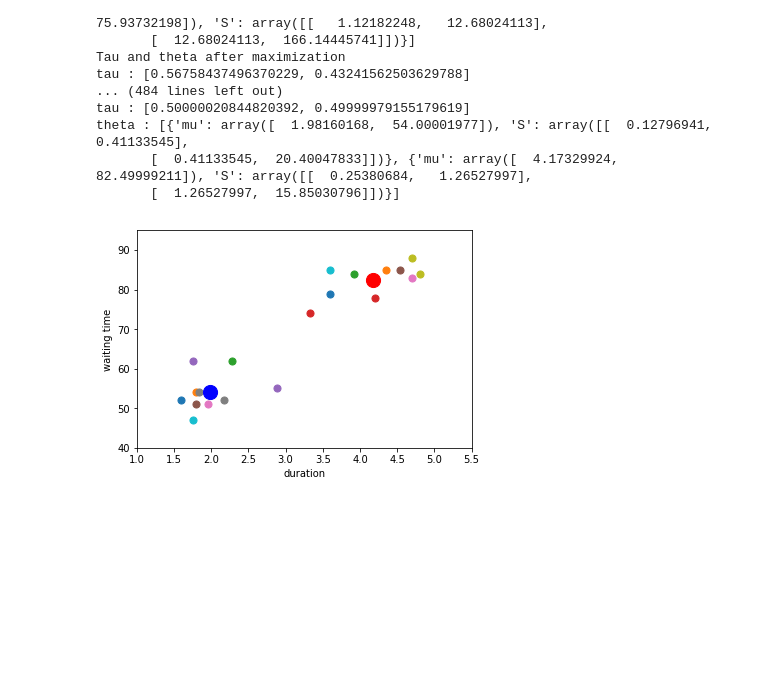
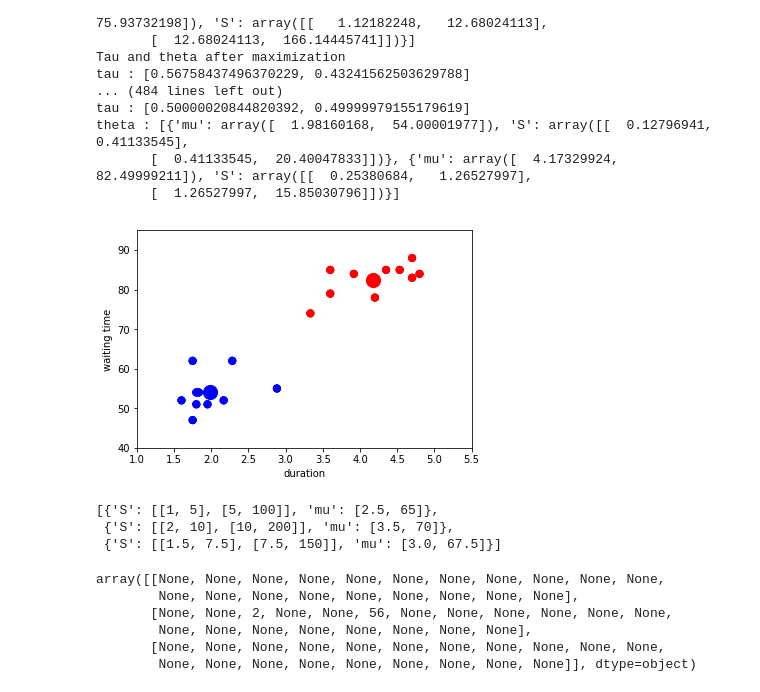
Before and after one commit to scoobaroo/clustering, a Jupyter notebook: problem 13.ipynb, the cells around one changed output. Cells and saved outputs as stored; diff of their text form; code cells hidden in the pictures; blank space fills up the shorter version.

```diff
--- a/problem 13.ipynb
+++ b/problem 13.ipynb
@@ -53,7 +53,7 @@ theta
  {'S': [[2, 10], [10, 200]], 'mu': [3.5, 70]}]
 # %%
 def expectation(tau,thetaArg):
-    for j in range(0,2):
+    for j in range(len(thetaArg)):
         for i in range(len(X)):
             num = tau[j]*f(X[i],thetaArg[j])
             denom = (tau[0]*f(X[i],thetaArg[0]) + tau[1]*f(X[i],thetaArg[1]))
@@ -127,23 +127,68 @@ tau : [0.50000020844820392, 0.49999979155179619]
 theta : [{'mu': array([  1.98160168,  54.00001977]), 'S': array([[  0.12796941,   0.41133545],
        [  0.41133545,  20.40047833]])}, {'mu': array([  4.17329924,  82.49999211]), 'S': array([[  0.25380684,   1.26527997],
        [  1.26527997,  15.85030796]])}]
+# %%
+df = pd.DataFrame(X)
+color = []
+for i in range(len(p[0])):
+    if p[0][i] > p[1][i]:
+        color.append('b')
+    else:
+        color.append('r')
+df['color']=color
 # %%
 import matplotlib.pyplot as plt
 import matplotlib
-
-label = [0,1]
-color= ['red' if l == 0 else 'green' for l in label]
-
-for point in X:
-    plt.scatter(point[0],point[1],s=50)
+for point in df:
+    plt.scatter(df[0],df[1],c=df['color'],s=50)
 mu1 = theta[0]['mu']
 mu2 = theta[1]['mu']
 plt.scatter(mu1[0],mu1[1],c='b',s=200)
 plt.scatter(mu2[0],mu2[1],c='r',s=200)
 plt.xlim(1,5.5)
 plt.ylim(40,95)
 plt.xlabel("duration")
 plt.ylabel("waiting time")
 plt.show()
 # %% [output]
-[figure, old version]
+[figure, new version]
+# %%
+from numpy.linalg import inv, det
+from numpy import *
+tau = [0.25,0.75]
+theta = []
+mu1 = [2.5,65]
+S1 = [[1,5],[5,100]]
+mu2 = [3.5,70]
+S2 = [[2,10],[10,200]]
+mu3 = [3.0,67.5]
+S3 = [[1.5,7.5],[7.5,150]]
+theta1 = {}
+theta2 = {}
+theta3 = {}
+theta1['mu'] = mu1
+theta1['S'] = S1
+theta2['mu'] = mu2
+theta2['S'] = S2
+theta3['mu'] = mu3
+theta3['S'] = S3
+theta.append(theta1)
+theta.append(theta2)
+theta.append(theta3)
+theta
+# %% [output]
+[{'S': [[1, 5], [5, 100]], 'mu': [2.5, 65]},
+ {'S': [[2, 10], [10, 200]], 'mu': [3.5, 70]},
+ {'S': [[1.5, 7.5], [7.5, 150]], 'mu': [3.0, 67.5]}]
+# %%
+p = np.empty(shape=[3,20], dtype = object)
+p[1,2] = 2
+p[1,5] = 56
+p
+# %% [output]
+array([[None, None, None, None, None, None, None, None, None, None, None,
+        None, None, None, None, None, None, None, None, None],
+       [None, None, 2, None, None, 56, None, None, None, None, None, None,
+        None, None, None, None, None, None, None, None],
+       [None, None, None, None, None, None, None, None, None, None, None,
+        None, None, None, None, None, None, None, None, None]], dtype=object)
```
Also changed, not shown: parts of 7 cells of this notebook, 2 other files.
